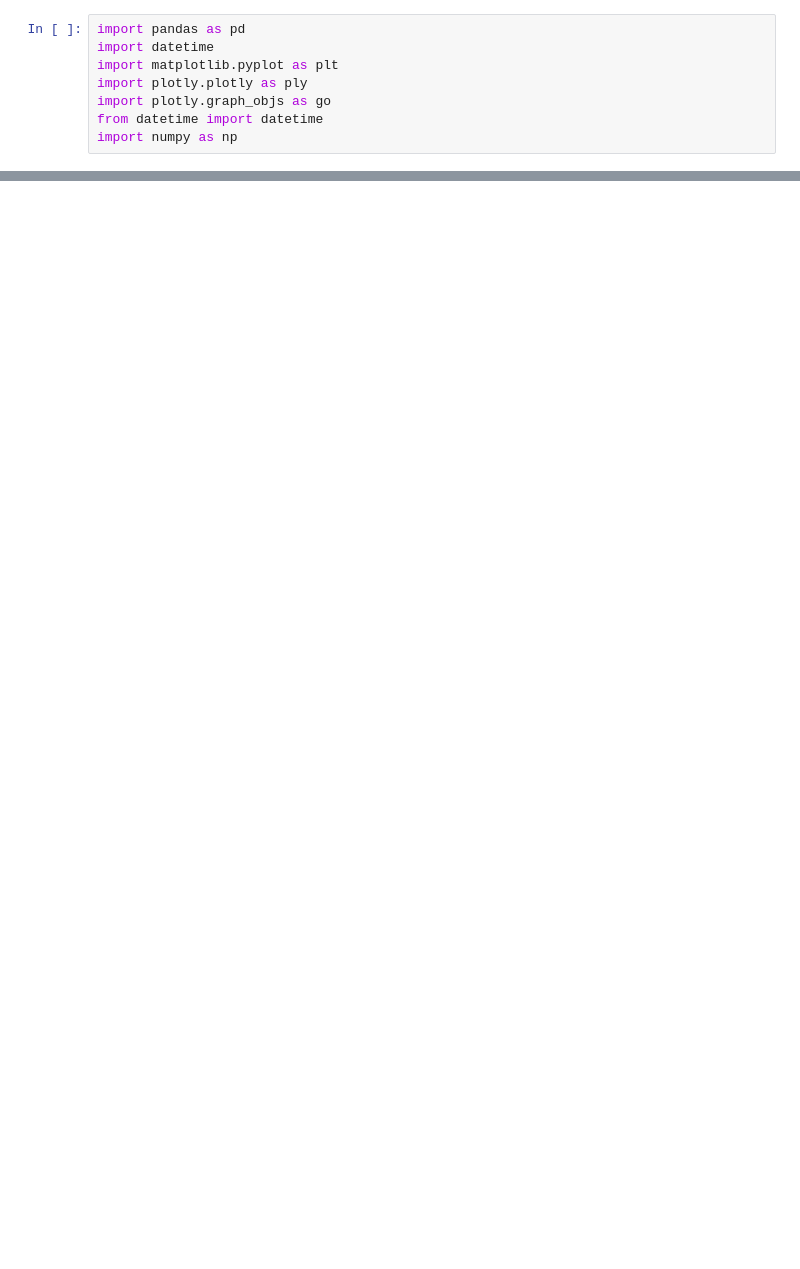
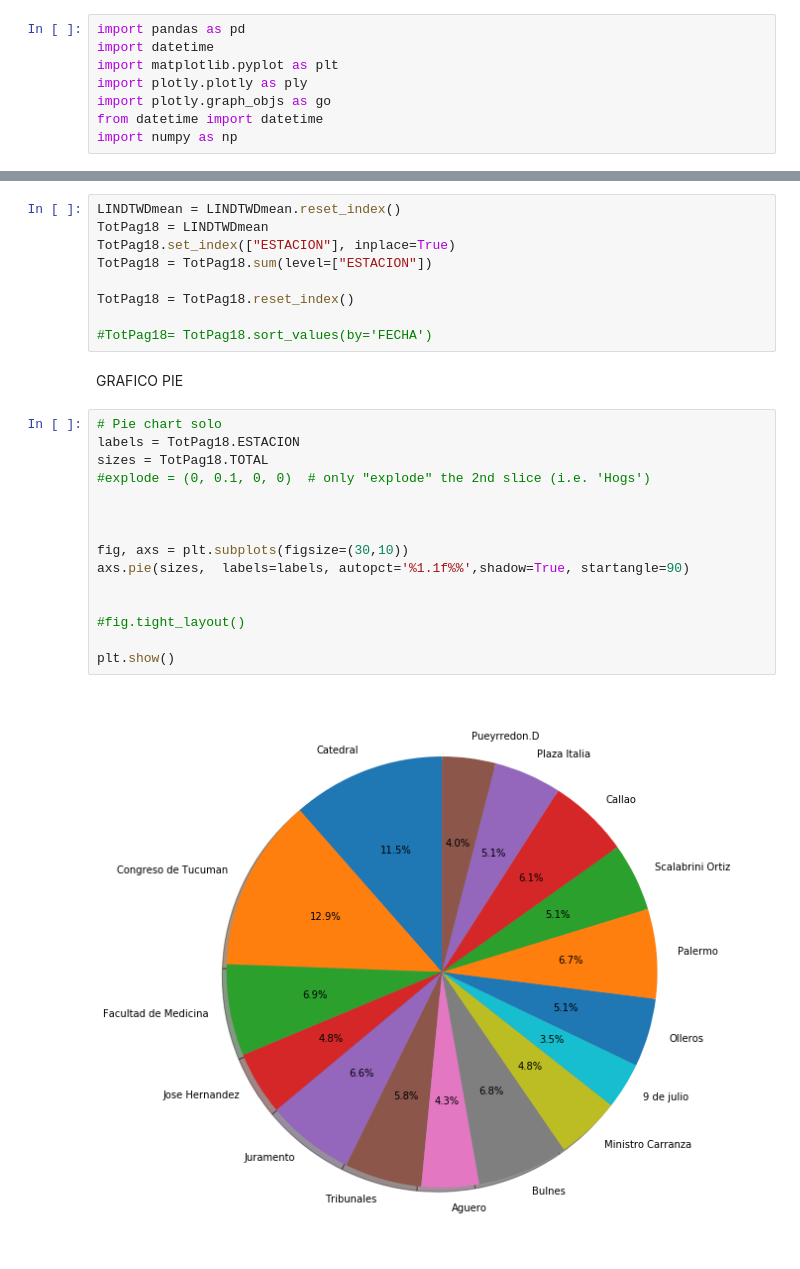
Before and after one commit to rodrinovo/Final-Project-EANT, a Jupyter notebook: Notebooks/subset dataset.ipynb, the cells around one changed output, grey strips where cells are left out. Cells and saved outputs as stored; diff of their text form; blank space fills up the shorter version.

Commit message:
Add files via upload
subset dataset.ipynb tiene el codigo de como arme lo de la linea d y tambien tiene un par de graficos
LineaDcontwit.rar tiene le dataset de la linea d

```diff
--- a/Notebooks/subset dataset.ipynb
+++ b/Notebooks/subset dataset.ipynb
@@ -72,0 +152,28 @@ If the visualization you're using aggregates points (e.g., box plot, histogram,
+# %%
+LINDTWDmean = LINDTWDmean.reset_index()
+TotPag18 = LINDTWDmean
+TotPag18.set_index(["ESTACION"], inplace=True)
+TotPag18 = TotPag18.sum(level=["ESTACION"])
+
+TotPag18 = TotPag18.reset_index()
+
+#TotPag18= TotPag18.sort_values(by='FECHA')
+# %% [markdown]
+GRAFICO PIE
+# %%
+# Pie chart solo
+labels = TotPag18.ESTACION
+sizes = TotPag18.TOTAL
+#explode = (0, 0.1, 0, 0)  # only "explode" the 2nd slice (i.e. 'Hogs')
+
+
+
+fig, axs = plt.subplots(figsize=(30,10))
+axs.pie(sizes,  labels=labels, autopct='%1.1f%%',shadow=True, startangle=90)
+
+
+#fig.tight_layout()
+
+plt.show()
+# %% [output]
+[figure, added]
```
Also changed, not shown: parts of 20 cells of this notebook, 1 other file.
